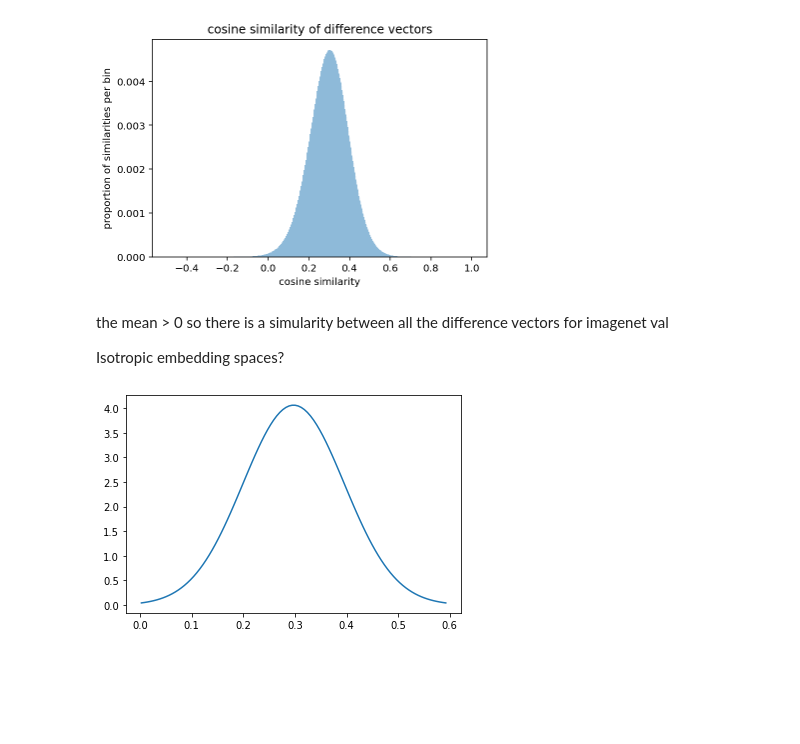
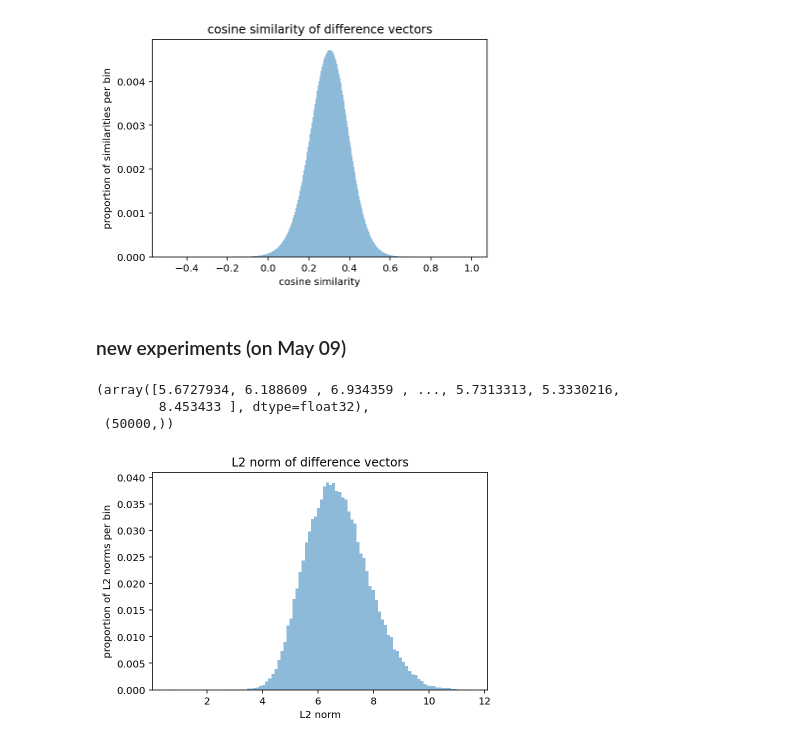
Before and after one commit to ahdavies6/clip-robustness, a Jupyter notebook: notebooks/og_clip_model_analysis.ipynb, the cells around one changed output. Saved outputs shown, nothing was run; the diff lists cells and outputs as text; code cells hidden in the pictures; blank space fills up the shorter version.

Commit message:
added new experiments

```diff
--- a/notebooks/og_clip_model_analysis.ipynb
+++ b/notebooks/og_clip_model_analysis.ipynb
@@ -345,8 +382,3 @@ ax.set_ylabel('proportion of similarities per bin')
 fig.show()
 # %% [output]
 [figure]
-# %% [markdown]
-the mean > 0 so there is a simularity between all the difference vectors for imagenet val
-
-
-Isotropic embedding spaces?
@@ -356,14 +385,22 @@ std = nz_bfm.std()
-# %%
-import matplotlib.pyplot as plt
-import numpy as np
-import scipy.stats as stats
-import math
-
-mu = mean
-variance = std**2
-sigma = math.sqrt(variance)
-x = np.linspace(mu - 3*sigma, mu + 3*sigma, 100)
-plt.plot(x, stats.norm.pdf(x, mu, sigma))
-plt.show()
-# %% [output]
-[figure]
+# %% [markdown]
+### new experiments (on May 09)
+# %%
+diff_norms = yeet(diff_features.norm(dim=-1))
+diff_norms, diff_norms.shape
+# %% [output]
+(array([5.6727934, 6.188609 , 6.934359 , ..., 5.7313313, 5.3330216,
+        8.453433 ], dtype=float32),
+ (50000,))
+# %%
+fig, ax = plt.subplots()
+hist_weights = np.ones_like(diff_norms)/float(len(diff_norms))
+# hist2_weights = np.ones_like(nonzero_bfm_diff)/float(len(nonzero_bfm_diff))
+# hist2_weights *= np.max(imgnet_hist) / np.max(diff_hist)  # why this is necessary, I do not know
+ax.hist(diff_norms, bins=100, density=False, weights=hist_weights, alpha=0.5)
+# ax.legend(['difference vectors', 'image embeddings'])
+ax.set_title('L2 norm of difference vectors')
+ax.set_xlabel('L2 norm')
+ax.set_ylabel('proportion of L2 norms per bin')
+fig.show()
+# %% [output]
+[figure, added]
```
Also changed, not shown: parts of 21 cells of this notebook.
